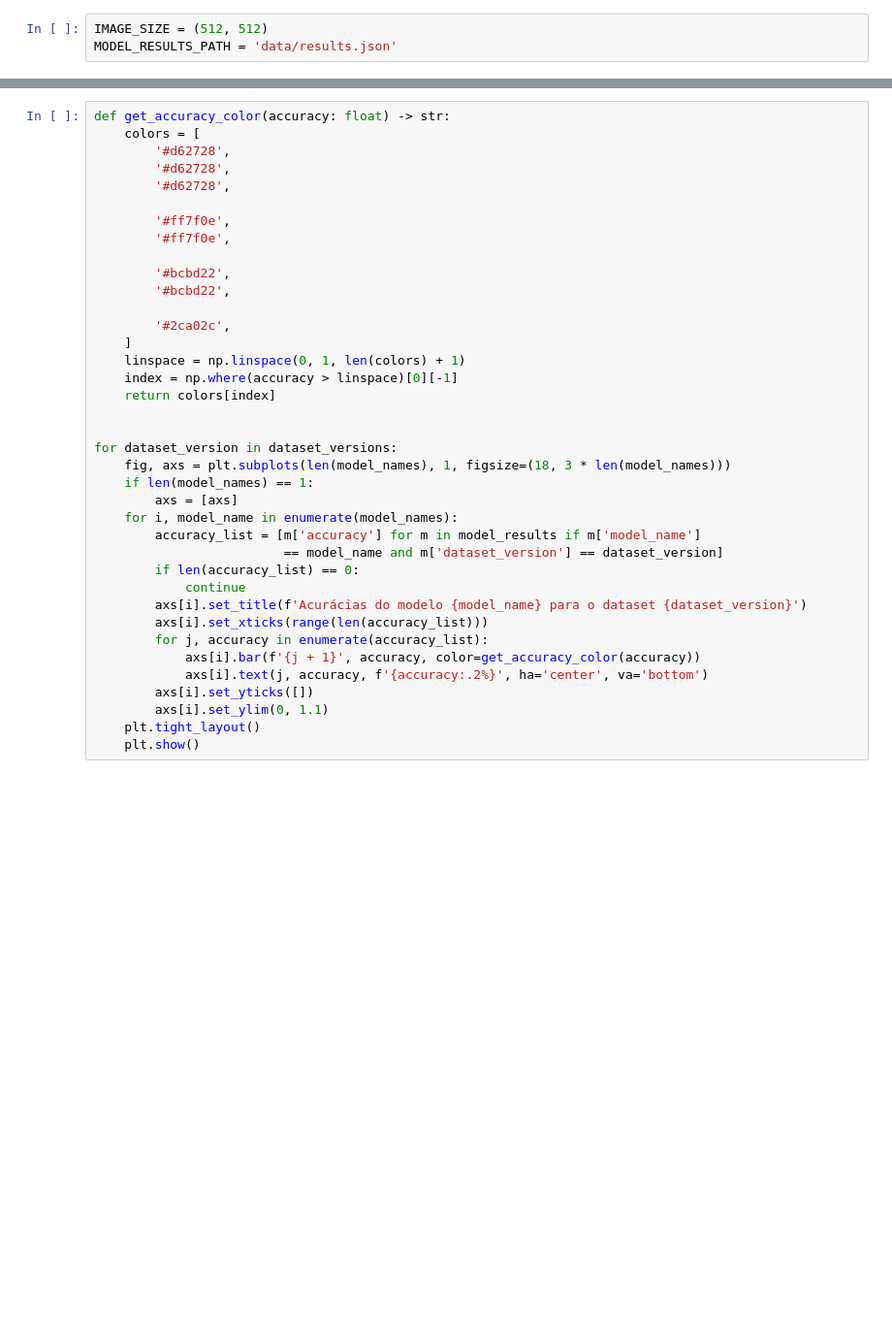
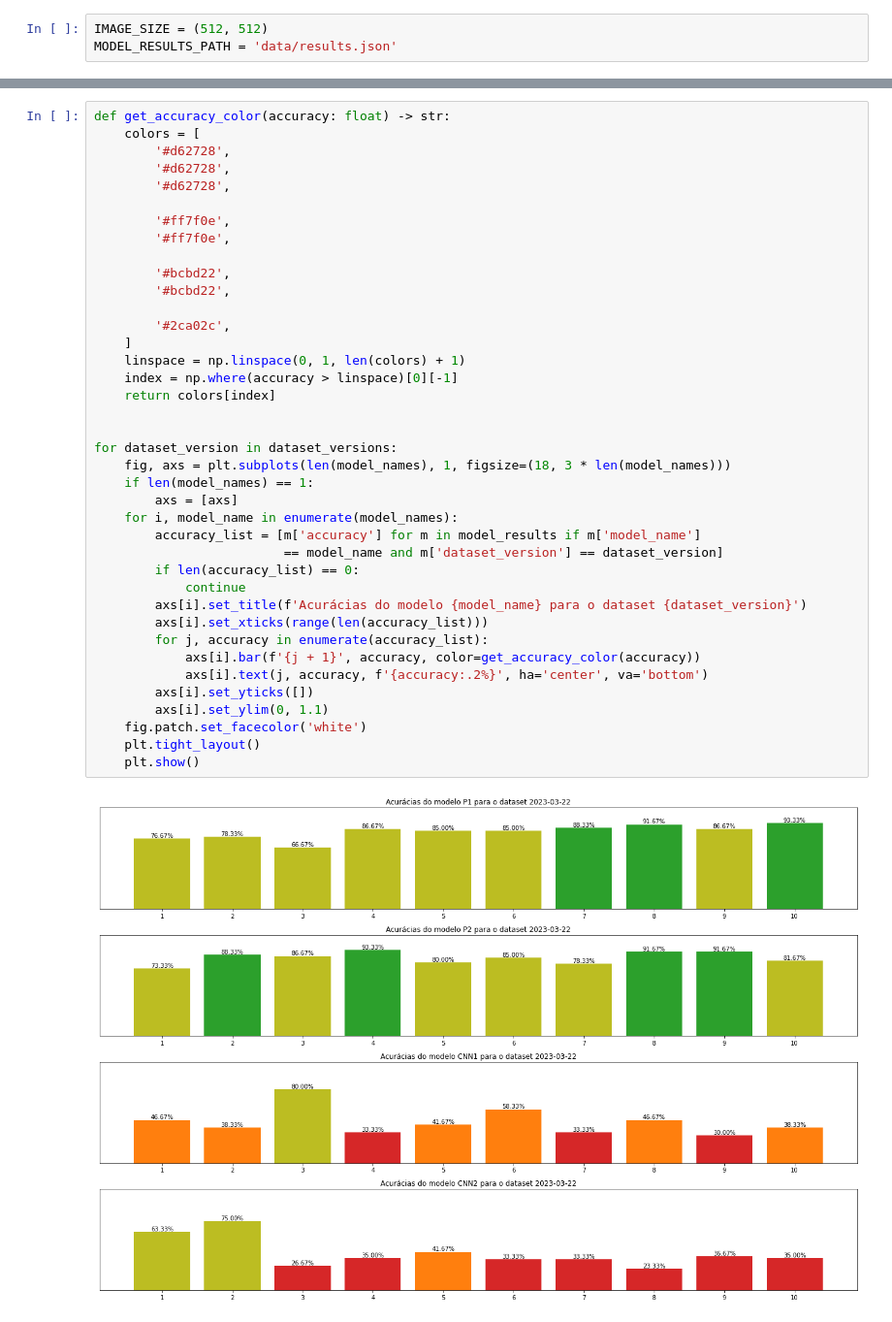
Before and after one commit to luanws/TCC, a Jupyter notebook: ai/jupyter_notebooks/geometric_figures/results_analysis.ipynb, the cells around one changed output, grey strips where cells are left out. Shown at 97% size. Cells and saved outputs as stored; diff of their text form; blank space fills up the shorter version.

```diff
--- a/ai/jupyter_notebooks/geometric_figures/results_analysis.ipynb
+++ b/ai/jupyter_notebooks/geometric_figures/results_analysis.ipynb
@@ -58,30 +71,33 @@ def get_accuracy_color(accuracy: float) -> str:
         '#ff7f0e',
 
         '#bcbd22',
         '#bcbd22',
 
         '#2ca02c',
     ]
     linspace = np.linspace(0, 1, len(colors) + 1)
     index = np.where(accuracy > linspace)[0][-1]
     return colors[index]
 
 
 for dataset_version in dataset_versions:
     fig, axs = plt.subplots(len(model_names), 1, figsize=(18, 3 * len(model_names)))
     if len(model_names) == 1:
         axs = [axs]
     for i, model_name in enumerate(model_names):
         accuracy_list = [m['accuracy'] for m in model_results if m['model_name']
                          == model_name and m['dataset_version'] == dataset_version]
         if len(accuracy_list) == 0:
             continue
         axs[i].set_title(f'Acurácias do modelo {model_name} para o dataset {dataset_version}')
         axs[i].set_xticks(range(len(accuracy_list)))
         for j, accuracy in enumerate(accuracy_list):
             axs[i].bar(f'{j + 1}', accuracy, color=get_accuracy_color(accuracy))
             axs[i].text(j, accuracy, f'{accuracy:.2%}', ha='center', va='bottom')
         axs[i].set_yticks([])
         axs[i].set_ylim(0, 1.1)
+    fig.patch.set_facecolor('white')
     plt.tight_layout()
     plt.show()
+# %% [output]
+[figure, added]
```
Also changed, not shown: parts of 4 cells of this notebook.
